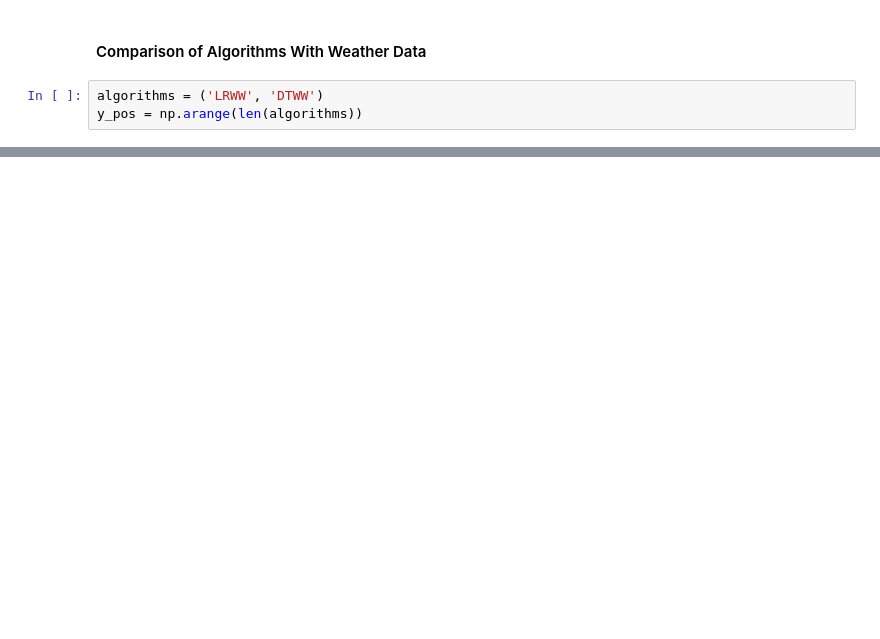
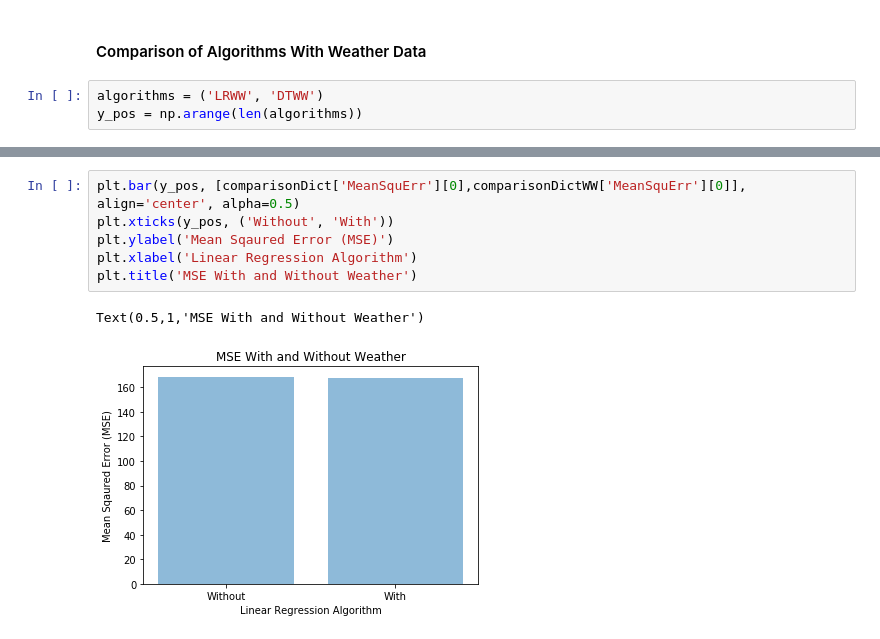
Before and after one commit to npalacio/IntroToAI, a Jupyter notebook: Homework/Project/Work/Flight Prediction.ipynb, the cells around one changed output, grey strips where cells are left out. Cells and saved outputs as stored; diff of their text form; blank space fills up the shorter version.

```diff
--- a/Homework/Project/Work/Flight Prediction.ipynb
+++ b/Homework/Project/Work/Flight Prediction.ipynb
@@ -299,0 +562,9 @@ plt.title('RMSE by Algorithm')
+# %%
+plt.bar(y_pos, [comparisonDict['MeanSquErr'][0],comparisonDictWW['MeanSquErr'][0]], align='center', alpha=0.5)
+plt.xticks(y_pos, ('Without', 'With'))
+plt.ylabel('Mean Sqaured Error (MSE)')
+plt.xlabel('Linear Regression Algorithm')
+plt.title('MSE With and Without Weather')
+# %% [output]
+Text(0.5,1,'MSE With and Without Weather')
+[figure, added]
```
Also changed, not shown: parts of 70 cells of this notebook.
